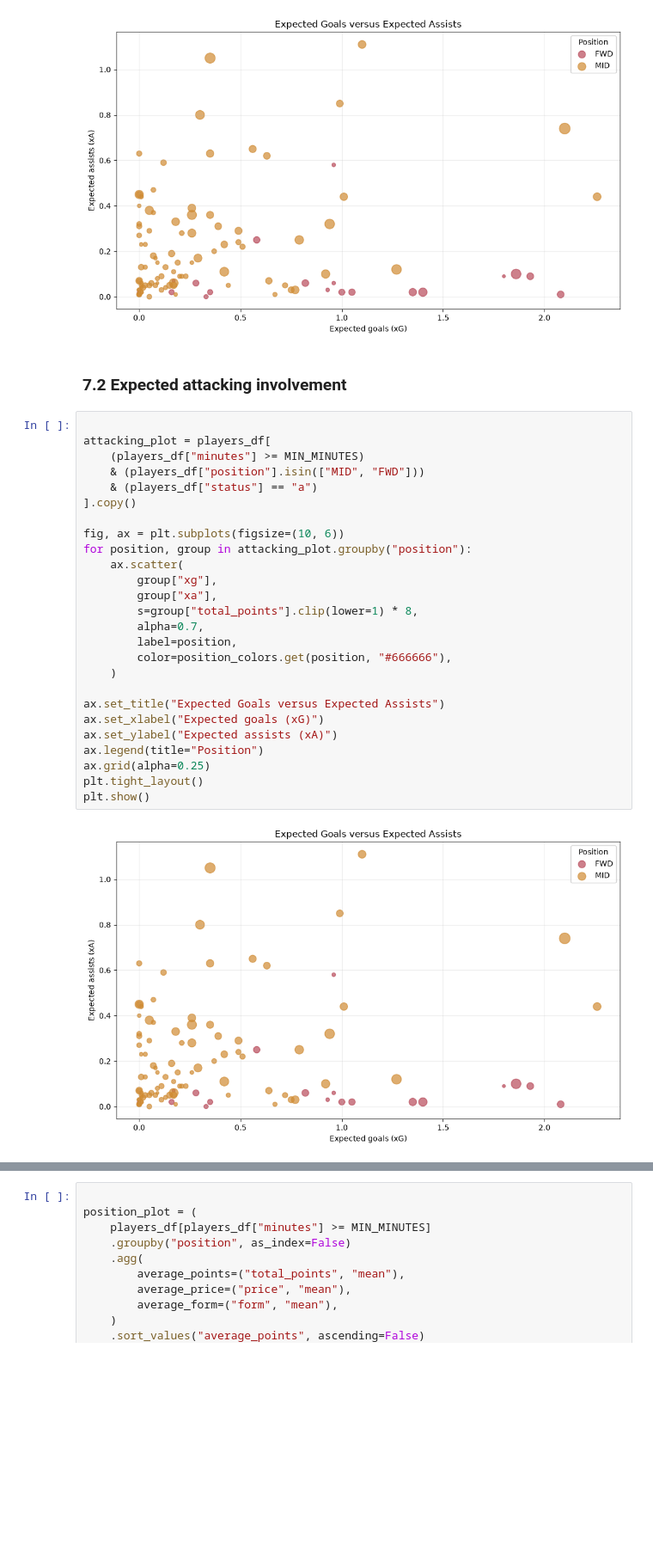
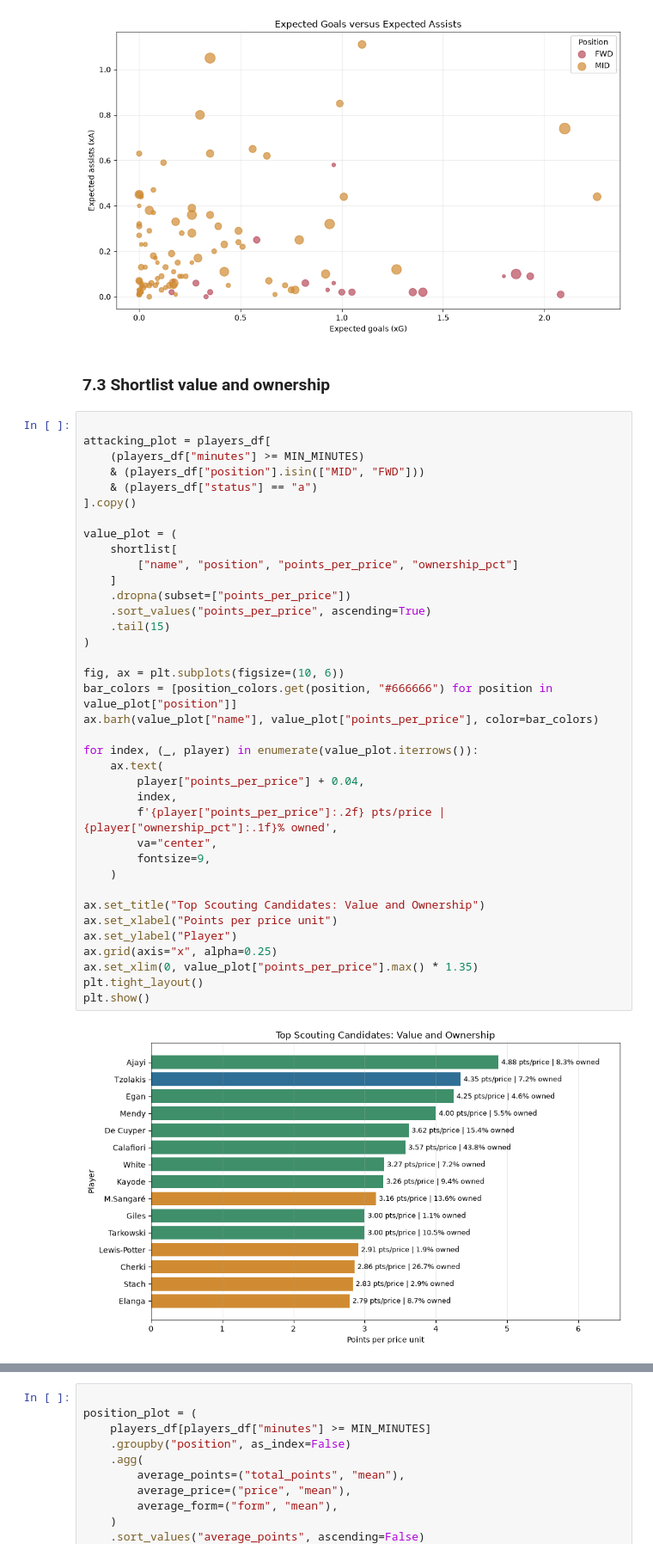
Before and after one commit to Kiletta/FPL-Fantasy-Scout, a Jupyter notebook: Deeper_Player_Scouting.ipynb, the cells around one changed output, grey strips where cells are left out. Shown at 86% size. Drawn from its saved outputs; the diff is of its cells as text; blank space fills up the shorter version.

```diff
--- a/Deeper_Player_Scouting.ipynb
+++ b/Deeper_Player_Scouting.ipynb
@@ -551,32 +551,43 @@ plt.show()
 # %% [output]
 [figure]
 # %% [markdown]
-### **7.2 Expected attacking involvement**
+### **7.3 Shortlist value and ownership**
 # %%
 
 attacking_plot = players_df[
     (players_df["minutes"] >= MIN_MINUTES)
     & (players_df["position"].isin(["MID", "FWD"]))
     & (players_df["status"] == "a")
 ].copy()
 
+value_plot = (
+    shortlist[
+        ["name", "position", "points_per_price", "ownership_pct"]
+    ]
+    .dropna(subset=["points_per_price"])
+    .sort_values("points_per_price", ascending=True)
+    .tail(15)
+)
+
 fig, ax = plt.subplots(figsize=(10, 6))
-for position, group in attacking_plot.groupby("position"):
-    ax.scatter(
-        group["xg"],
-        group["xa"],
-        s=group["total_points"].clip(lower=1) * 8,
-        alpha=0.7,
-        label=position,
-        color=position_colors.get(position, "#666666"),
+bar_colors = [position_colors.get(position, "#666666") for position in value_plot["position"]]
+ax.barh(value_plot["name"], value_plot["points_per_price"], color=bar_colors)
+
+for index, (_, player) in enumerate(value_plot.iterrows()):
+    ax.text(
+        player["points_per_price"] + 0.04,
+        index,
+        f'{player["points_per_price"]:.2f} pts/price | {player["ownership_pct"]:.1f}% owned',
+        va="center",
+        fontsize=9,
     )
 
-ax.set_title("Expected Goals versus Expected Assists")
-ax.set_xlabel("Expected goals (xG)")
-ax.set_ylabel("Expected assists (xA)")
-ax.legend(title="Position")
-ax.grid(alpha=0.25)
+ax.set_title("Top Scouting Candidates: Value and Ownership")
+ax.set_xlabel("Points per price unit")
+ax.set_ylabel("Player")
+ax.grid(axis="x", alpha=0.25)
+ax.set_xlim(0, value_plot["points_per_price"].max() * 1.35)
 plt.tight_layout()
 plt.show()
 # %% [output]
-[figure, old version]
+[figure, new version]
```
Also changed, not shown: parts of 6 cells of this notebook.
